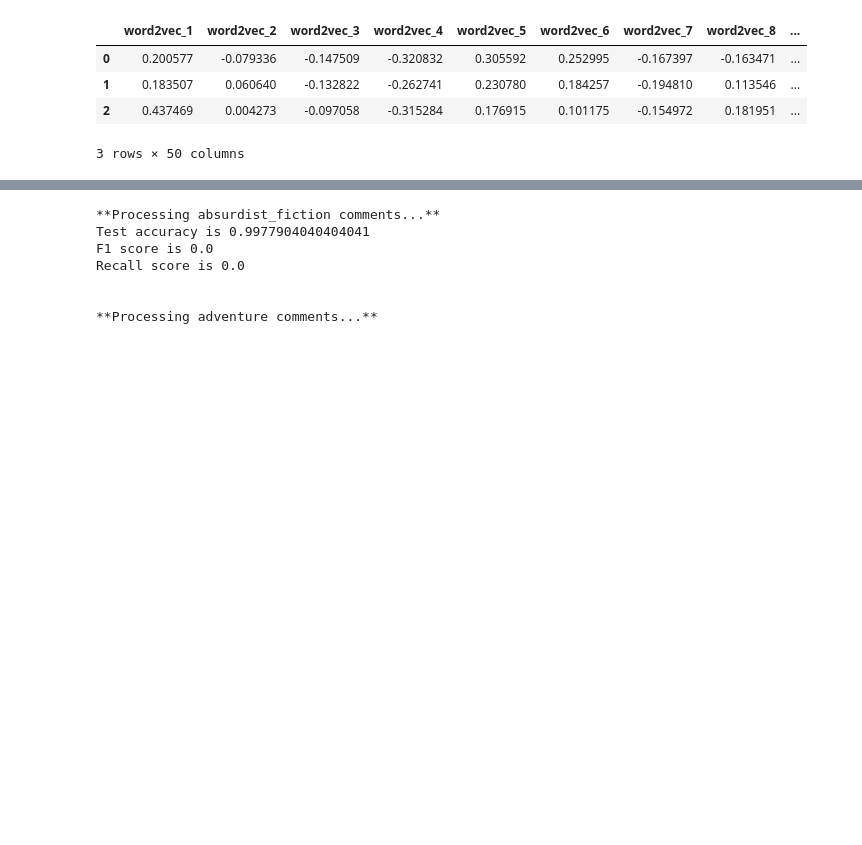
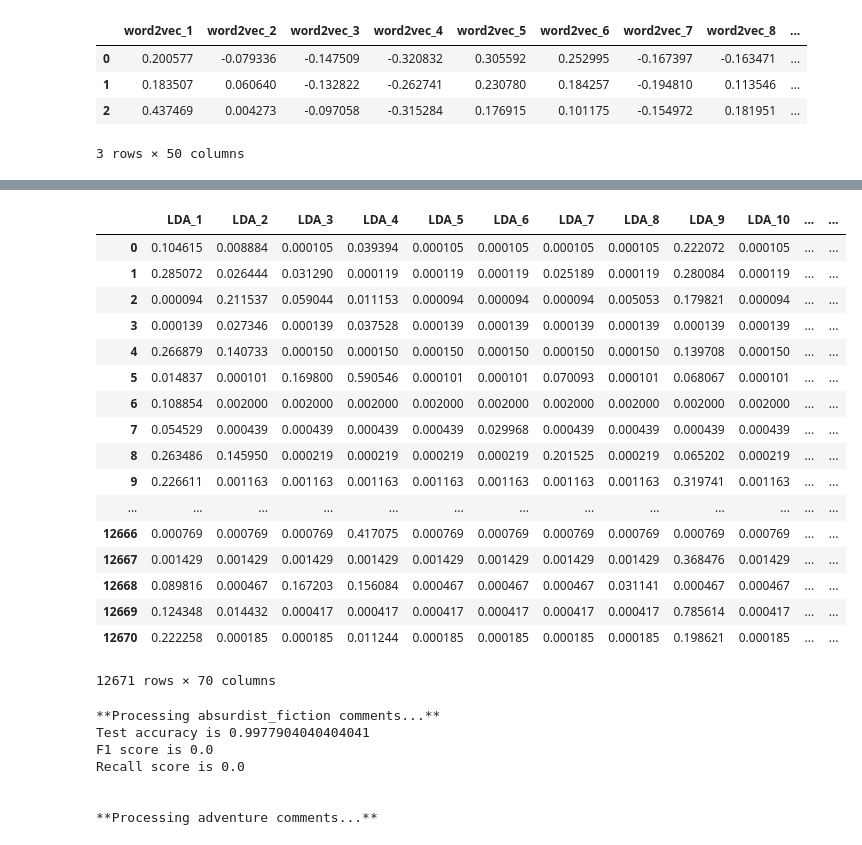
Before and after one commit to naf445/MSiA_AVC, a Jupyter notebook: notebooks/develop/modelTrainExploration.ipynb, the cells around one changed output, grey strips where cells are left out. Drawn from its saved outputs; the diff is of its cells as text; code cells hidden in the pictures; blank space fills up the shorter version.

```diff
--- a/notebooks/develop/modelTrainExploration.ipynb
+++ b/notebooks/develop/modelTrainExploration.ipynb
@@ -128,6 +128,27 @@ plotSumLDA_DF.head(3)
 | 2 | 0.000094 | 0.211537 | 0.059044 | 0.011153 | 0.000094 | 0.000094 | 0.000094 | 0.005053 | 0.179821 | 0.000094 | 0.223022 | ... |
 # %%
 X = pd.concat([plotSumLDA_DF,plotSumVecs_DF], axis=1)
+# %%
+X
+# %% [output]
+|  | LDA_1 | LDA_2 | LDA_3 | LDA_4 | LDA_5 | LDA_6 | LDA_7 | LDA_8 | LDA_9 | LDA_10 | ... | ... |
+| 0 | 0.104615 | 0.008884 | 0.000105 | 0.039394 | 0.000105 | 0.000105 | 0.000105 | 0.000105 | 0.222072 | 0.000105 | ... | ... |
+| 1 | 0.285072 | 0.026444 | 0.031290 | 0.000119 | 0.000119 | 0.000119 | 0.025189 | 0.000119 | 0.280084 | 0.000119 | ... | ... |
+| 2 | 0.000094 | 0.211537 | 0.059044 | 0.011153 | 0.000094 | 0.000094 | 0.000094 | 0.005053 | 0.179821 | 0.000094 | ... | ... |
+| 3 | 0.000139 | 0.027346 | 0.000139 | 0.037528 | 0.000139 | 0.000139 | 0.000139 | 0.000139 | 0.000139 | 0.000139 | ... | ... |
+| 4 | 0.266879 | 0.140733 | 0.000150 | 0.000150 | 0.000150 | 0.000150 | 0.000150 | 0.000150 | 0.139708 | 0.000150 | ... | ... |
+| 5 | 0.014837 | 0.000101 | 0.169800 | 0.590546 | 0.000101 | 0.000101 | 0.070093 | 0.000101 | 0.068067 | 0.000101 | ... | ... |
+| 6 | 0.108854 | 0.002000 | 0.002000 | 0.002000 | 0.002000 | 0.002000 | 0.002000 | 0.002000 | 0.002000 | 0.002000 | ... | ... |
+| 7 | 0.054529 | 0.000439 | 0.000439 | 0.000439 | 0.000439 | 0.029968 | 0.000439 | 0.000439 | 0.000439 | 0.000439 | ... | ... |
+| 8 | 0.263486 | 0.145950 | 0.000219 | 0.000219 | 0.000219 | 0.000219 | 0.201525 | 0.000219 | 0.065202 | 0.000219 | ... | ... |
+| 9 | 0.226611 | 0.001163 | 0.001163 | 0.001163 | 0.001163 | 0.001163 | 0.001163 | 0.001163 | 0.319741 | 0.001163 | ... | ... |
+| ... | ... | ... | ... | ... | ... | ... | ... | ... | ... | ... | ... | ... |
+| 12666 | 0.000769 | 0.000769 | 0.000769 | 0.417075 | 0.000769 | 0.000769 | 0.000769 | 0.000769 | 0.000769 | 0.000769 | ... | ... |
+| 12667 | 0.001429 | 0.001429 | 0.001429 | 0.001429 | 0.001429 | 0.001429 | 0.001429 | 0.001429 | 0.368476 | 0.001429 | ... | ... |
+| 12668 | 0.089816 | 0.000467 | 0.167203 | 0.156084 | 0.000467 | 0.000467 | 0.000467 | 0.031141 | 0.000467 | 0.000467 | ... | ... |
+| 12669 | 0.124348 | 0.014432 | 0.000417 | 0.000417 | 0.000417 | 0.000417 | 0.000417 | 0.000417 | 0.785614 | 0.000417 | ... | ... |
+| 12670 | 0.222258 | 0.000185 | 0.000185 | 0.011244 | 0.000185 | 0.000185 | 0.000185 | 0.000185 | 0.198621 | 0.000185 | ... | ... |
+12671 rows × 70 columns
 # %%
 X_train, X_test, Y_train, Y_test = train_test_split(X, Y)
 # %%
```
Also changed, not shown: 1 other file.
